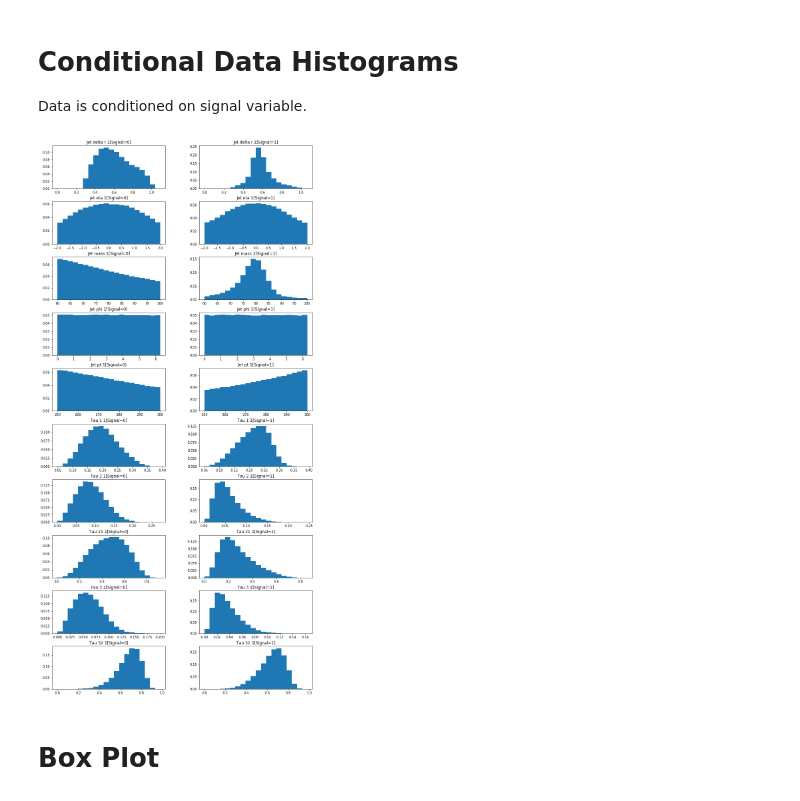
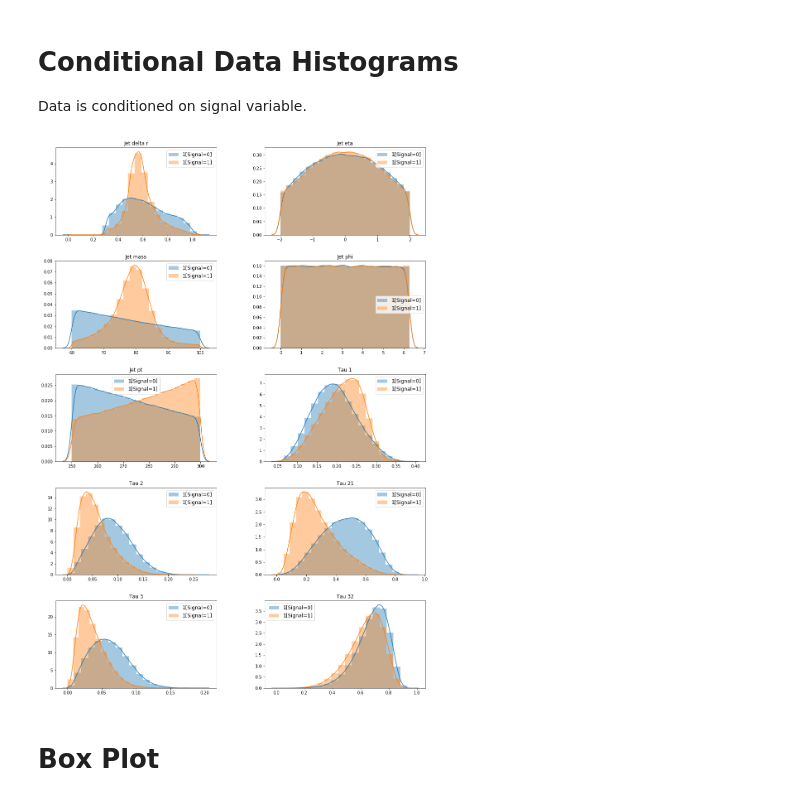
Before and after one commit to itsayushthada/Particle-Physics-Experiments, a Jupyter notebook: LAGAN/Analysis/EDA.ipynb, the cells around one changed output. Saved outputs shown, nothing was run; the diff lists cells and outputs as text; code cells hidden in the pictures.

Commit message:
Boxen Plot and Viloin Plot added. Shift to Seaborne

```diff
--- a/LAGAN/Analysis/EDA.ipynb
+++ b/LAGAN/Analysis/EDA.ipynb
@@ -96,7 +96,7 @@ weights = np.ones_like(df["tau_1"])/float(len(df["tau_1"]))
 
 for idx, key in enumerate(df.keys()):
     plt.subplot(4, 3, idx+1)
-    plt.hist(df[key], weights=weights, bins=20)
+    sns.distplot(df[key], bins=20)
     plt.title(key.replace("_", " ").capitalize())
 plt.show()
 # %% [output]
@@ -105,28 +105,23 @@ plt.show()
 # Conditional Data Histograms
 Data is conditioned on signal variable.
 # %%
-plt.rcParams["figure.figsize"] = 14, 30
+plt.rcParams["figure.figsize"] = 16, 24
 plt.subplots_adjust(wspace=0.3, hspace=0.3)
 
 idx = (df["signal"] == 1)
-weights_1 = np.ones_like(df["tau_1"][idx])/float(len(df["tau_1"][idx]))
-weights_0 = np.ones_like(df["tau_1"][~idx])/float(len(df["tau_1"][~idx]))
 
 keys = list(df.keys())
 keys.remove("signal")
 
 for i, key in enumerate(keys):
-    if key != "signal":
-        plt.subplot(10, 2, (2*i+1))
-        plt.hist(df[key][~idx], weights=weights_0, bins=20)
-        plt.title("{} 𝟙[Signal=0]".format(key.replace("_", " ").capitalize()))
-
-        plt.subplot(10, 2, (2*i+2))
-        plt.hist(df[key][idx], weights=weights_1, bins=20)
-        plt.title("{} 𝟙[Signal=1]".format(key.replace("_", " ").capitalize()))
+    plt.subplot(5, 2, i+1)
+    sns.distplot(df[key][~idx], bins=20, label="𝟙[Signal=0]")
+    sns.distplot(df[key][idx], bins=20, label="𝟙[Signal=1]")
+    plt.title(key.replace("_", " ").capitalize())
+    plt.legend(prop={'size': 12})
 plt.show()
 # %% [output]
-[figure, old version]
+[figure, new version]
 # %% [markdown]
 # Box Plot
 # %%
```
Also changed, not shown: parts of 8 cells of this notebook.
